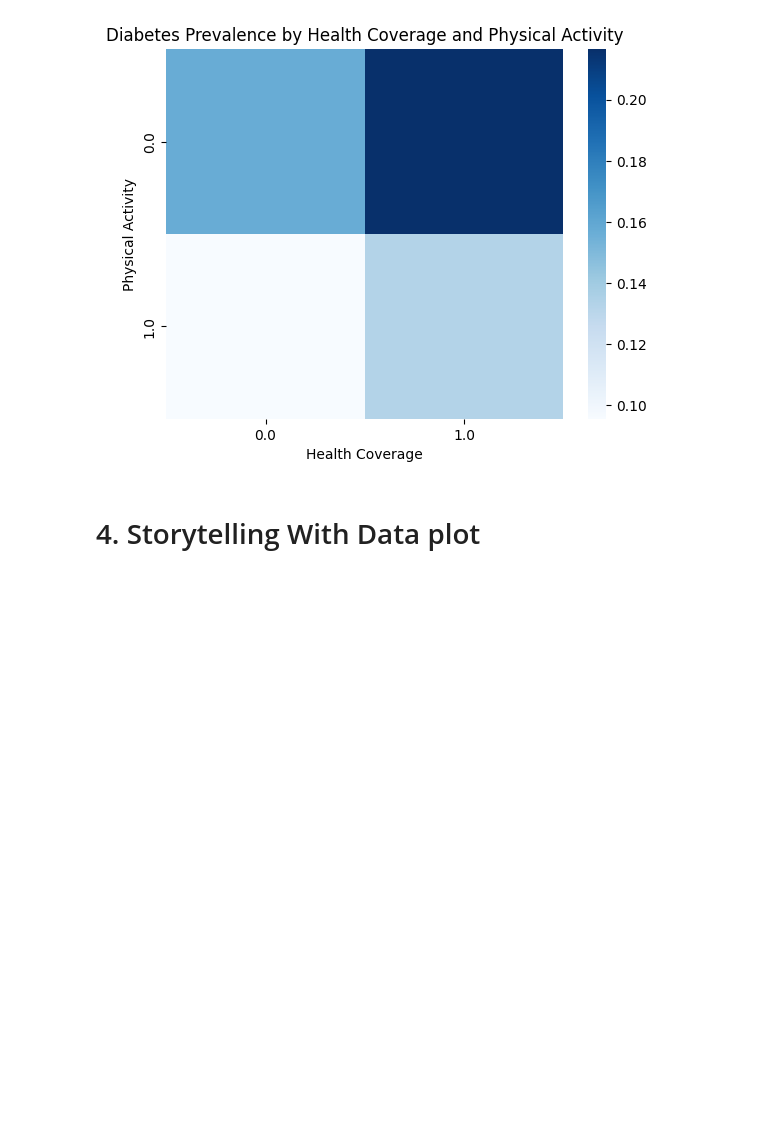
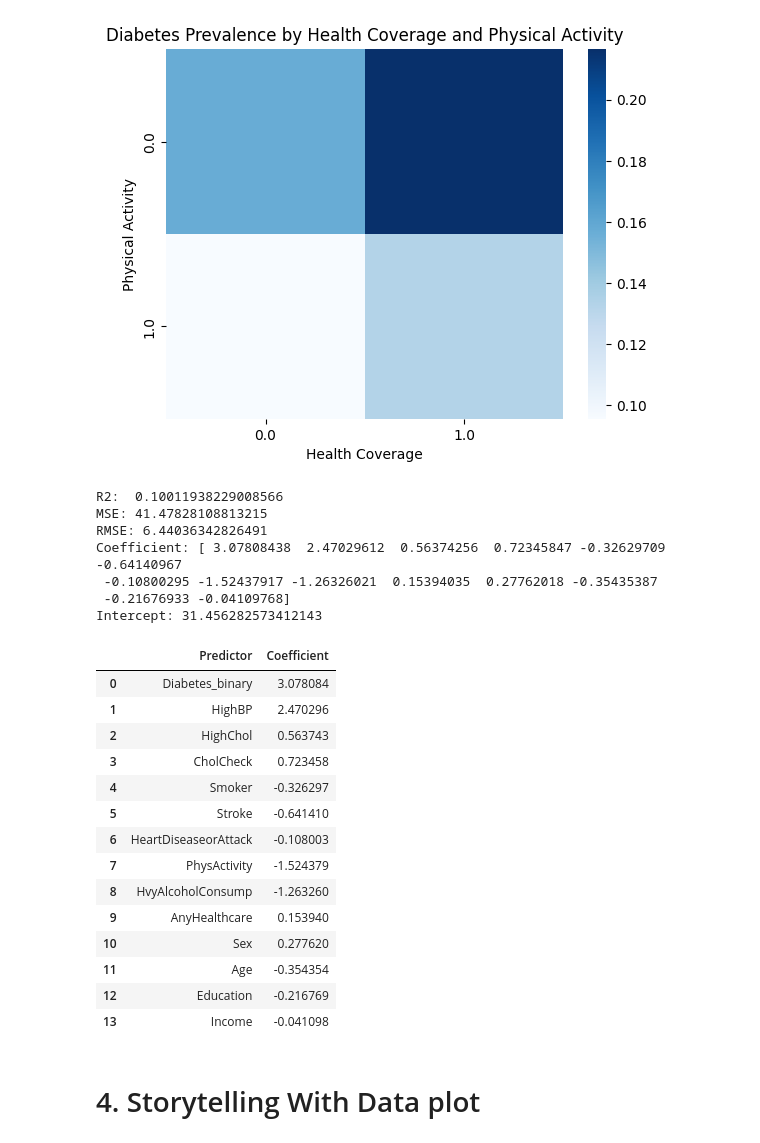
Before and after one commit to beckaa-l/OMDS-ModB2-Week9-Lee-Becka, a Jupyter notebook: Week9.ipynb, the cells around one changed output. Cells and saved outputs as stored; diff of their text form; code cells hidden in the pictures; blank space fills up the shorter version.

```diff
--- a/Week9.ipynb
+++ b/Week9.ipynb
@@ -479,24 +510,94 @@ Text(50.722222222222214, 0.5, 'Physical Activity')
 # %%
 # going to do some linear regressions now
 # reminder that they work best with continuous data so it won't work well with a lot of the features
 # going to try to predict BMI and PCA2
 from sklearn.linear_model import LinearRegression
 from sklearn.metrics import mean_squared_error, r2_score
 bmi_linear = LinearRegression()
 
 # set the variables
 bmi_target = diabetes_coi["BMI"]
 # print(bmi_target.shape)
 bmi_inputs = diabetes_coi.drop(["BMI"], axis=1)
 # bmi_variables.columns
 
 # fit the model and predict bmi
 bmi_fit = bmi_linear.fit(bmi_inputs, bmi_target)
 bmi_predict = bmi_linear.predict(bmi_inputs)
 # print("BMI Predictions: ", bmi_predict)
 
 # lets looks at how well the model did
-# print("R2: ", r2_score)
+print("R2: ", r2_score(bmi_target, bmi_predict))
+print("MSE:", mean_squared_error(bmi_target, bmi_predict))
+print("RMSE:", np.sqrt(mean_squared_error(bmi_target, bmi_predict)))
+print("Coefficient:", bmi_fit.coef_)
+print("Intercept:", bmi_fit.intercept_)
+
+# need to match up the coefficients with the column names to make it easier to interpret
+diabetes_coef = pd.DataFrame({
+    "Predictor": bmi_inputs.columns,
+    "Coefficient": bmi_fit.coef_})
+diabetes_coef
+
+# findings
+# R2:  0.10011938229008566
+# MSE: 41.47828108813215
+# RMSE 6.44036342826491
+# Coefficient: [ 3.07808438  2.47029612  0.56374256  0.72345847 -0.32629709 -0.64140967
+#  -0.10800295 -1.52437917 -1.26326021  0.15394035  0.27762018 -0.35435387
+#  -0.21676933 -0.04109768]
+# Intercept: 31.456282573412143
+
+# Predictor	Coefficient
+# 0	Diabetes_binary	3.078084
+# 1	HighBP	2.470296
+# 2	HighChol	0.563743
+# 3	CholCheck	0.723458
+# 4	Smoker	-0.326297
+# 5	Stroke	-0.641410
+# 6	HeartDiseaseorAttack	-0.108003
+# 7	PhysActivity	-1.524379
+# 8	HvyAlcoholConsump	-1.263260
+# 9	AnyHealthcare	0.153940
+# 10	Sex	0.277620
+# 11	Age	-0.354354
+# 12	Education	-0.216769
+# 13	Income	-0.041098
+
+# interpretations
+# R2: explains abouut 10% of variation, not very high
+# MSE/RMSE: the model doesn't do a great job at accurately predicting. RMSE shows that the predictions are off by 6.4 BMI points on average
+# Coefficients:
+# People with:
+# diabetes on average have a 3.08 higher BMI
+# high bp on average have a 2.47 higher BMI
+# physical activity on average have a 1.52 lower BMI
+# heavy alcohol seems on average to have a 1.26 lower BMI which is surprising to me
+# most of the other associations are smaller
+# remember this only accounts for a small amount of variation though so don't make any strong claims
+# %% [output]
+R2:  0.10011938229008566
+MSE: 41.47828108813215
+RMSE: 6.44036342826491
+Coefficient: [ 3.07808438  2.47029612  0.56374256  0.72345847 -0.32629709 -0.64140967
+ -0.10800295 -1.52437917 -1.26326021  0.15394035  0.27762018 -0.35435387
+ -0.21676933 -0.04109768]
+Intercept: 31.456282573412143
+|  | Predictor | Coefficient |
+| 0 | Diabetes_binary | 3.078084 |
+| 1 | HighBP | 2.470296 |
+| 2 | HighChol | 0.563743 |
+| 3 | CholCheck | 0.723458 |
+| 4 | Smoker | -0.326297 |
+| 5 | Stroke | -0.641410 |
+| 6 | HeartDiseaseorAttack | -0.108003 |
+| 7 | PhysActivity | -1.524379 |
+| 8 | HvyAlcoholConsump | -1.263260 |
+| 9 | AnyHealthcare | 0.153940 |
+| 10 | Sex | 0.277620 |
+| 11 | Age | -0.354354 |
+| 12 | Education | -0.216769 |
+| 13 | Income | -0.041098 |
 # %% [markdown]
 # 4. Storytelling With Data plot
 # %% [markdown]
```
Also changed, not shown: parts of 1 cell of this notebook.
